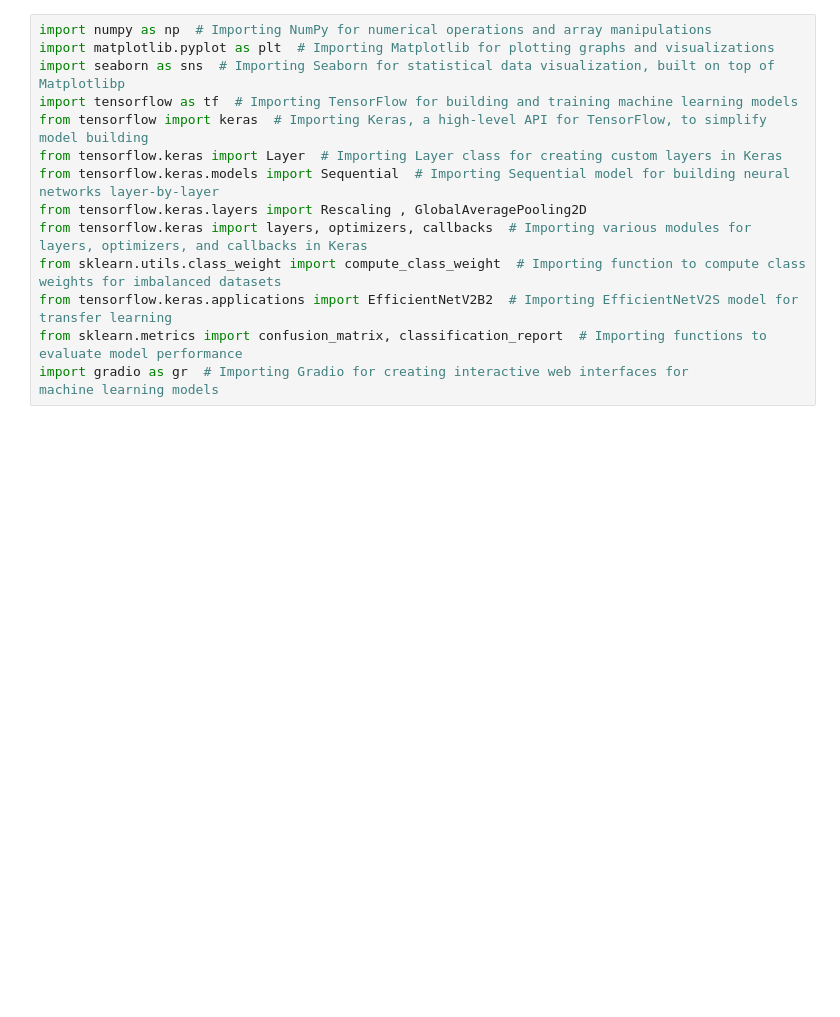
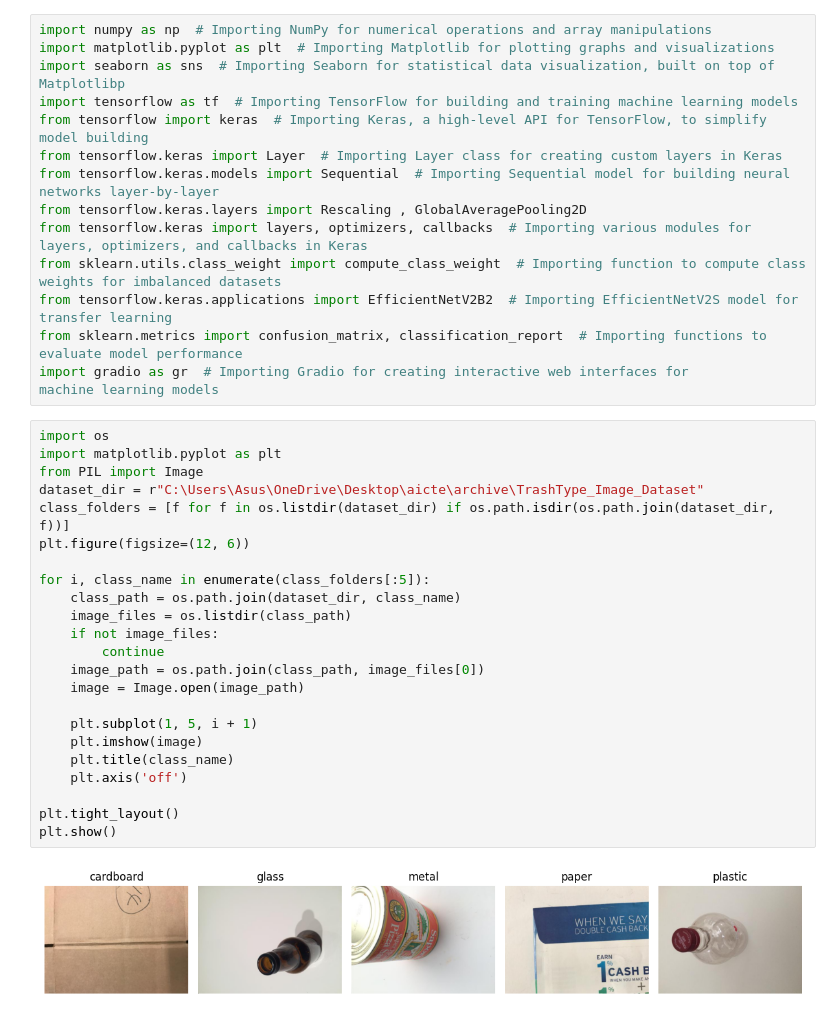
Before and after one commit to sivalokesh85/aicte, a Jupyter notebook: week1.ipynb, the cells around one changed output. Cells and saved outputs as stored; diff of their text form; blank space fills up the shorter version.

```diff
--- a/week1.ipynb
+++ b/week1.ipynb
@@ -12,3 +12,28 @@ from sklearn.utils.class_weight import compute_class_weight  # Importing functio
 from tensorflow.keras.applications import EfficientNetV2B2  # Importing EfficientNetV2S model for transfer learning
 from sklearn.metrics import confusion_matrix, classification_report  # Importing functions to evaluate model performance
 import gradio as gr  # Importing Gradio for creating interactive web interfaces for machine learning models
+# %%
+import os
+import matplotlib.pyplot as plt
+from PIL import Image
+dataset_dir = r"C:\Users\Asus\OneDrive\Desktop\aicte\archive\TrashType_Image_Dataset"
+class_folders = [f for f in os.listdir(dataset_dir) if os.path.isdir(os.path.join(dataset_dir, f))]
+plt.figure(figsize=(12, 6))
+
+for i, class_name in enumerate(class_folders[:5]):
+    class_path = os.path.join(dataset_dir, class_name)
+    image_files = os.listdir(class_path)
+    if not image_files:
+        continue
+    image_path = os.path.join(class_path, image_files[0])
+    image = Image.open(image_path)
+
+    plt.subplot(1, 5, i + 1)
+    plt.imshow(image)
+    plt.title(class_name)
+    plt.axis('off')
+
+plt.tight_layout()
+plt.show()
+# %% [output]
+[figure, added]
```
